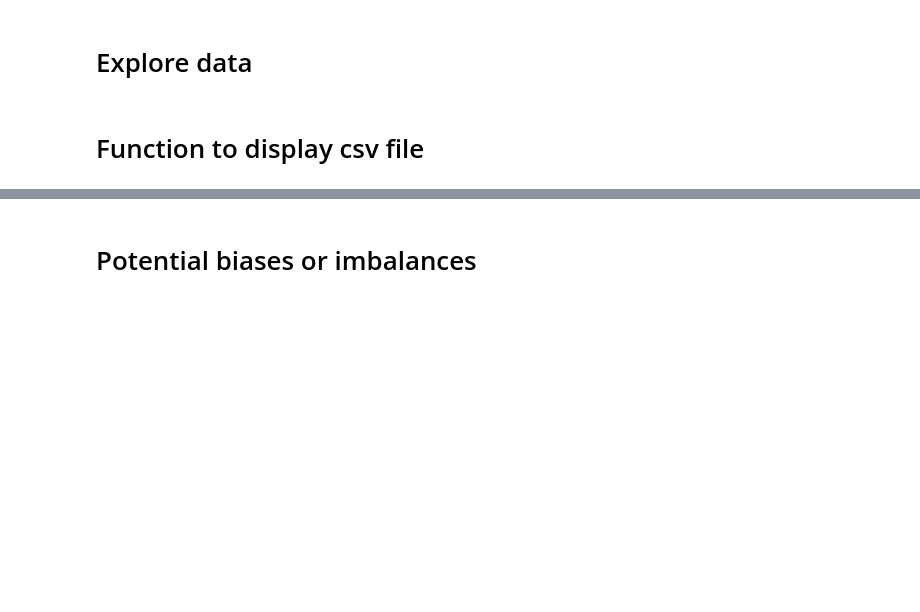
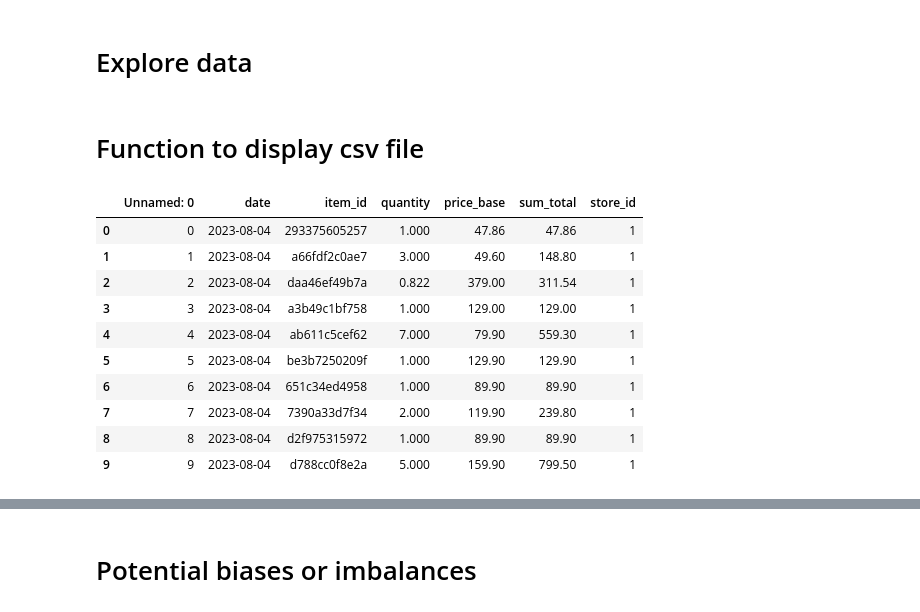
Before and after one commit to reagan-adajo/Capstone_Project, a Jupyter notebook: index.ipynb, the cells around one changed output, grey strips where cells are left out. Cells and saved outputs as stored; diff of their text form; code cells hidden in the pictures; blank space fills up the shorter version.

```diff
--- a/index.ipynb
+++ b/index.ipynb
@@ -23,6 +23,18 @@ import argparse
 # %% [markdown]
 # Function to display csv file
 # %%
-sales_df = pd.read_csv('D:/Project Phase 5/Data/ml-zoomcamp-2024-competition/sales.csv')
+sales_df = pd.read_csv('C:/Users/angel/OneDrive/Desktop/project/Data/ml-zoomcamp-2024-competition/sales.csv')
 sales_df.head(10)
+# %% [output]
+|  | Unnamed: 0 | date | item_id | quantity | price_base | sum_total | store_id |
+| 0 | 0 | 2023-08-04 | 293375605257 | 1.000 | 47.86 | 47.86 | 1 |
+| 1 | 1 | 2023-08-04 | a66fdf2c0ae7 | 3.000 | 49.60 | 148.80 | 1 |
+| 2 | 2 | 2023-08-04 | daa46ef49b7a | 0.822 | 379.00 | 311.54 | 1 |
+| 3 | 3 | 2023-08-04 | a3b49c1bf758 | 1.000 | 129.00 | 129.00 | 1 |
+| 4 | 4 | 2023-08-04 | ab611c5cef62 | 7.000 | 79.90 | 559.30 | 1 |
+| 5 | 5 | 2023-08-04 | be3b7250209f | 1.000 | 129.90 | 129.90 | 1 |
+| 6 | 6 | 2023-08-04 | 651c34ed4958 | 1.000 | 89.90 | 89.90 | 1 |
+| 7 | 7 | 2023-08-04 | 7390a33d7f34 | 2.000 | 119.90 | 239.80 | 1 |
+| 8 | 8 | 2023-08-04 | d2f975315972 | 1.000 | 89.90 | 89.90 | 1 |
+| 9 | 9 | 2023-08-04 | d788cc0f8e2a | 5.000 | 159.90 | 799.50 | 1 |
 # %%
```
Also changed, not shown: parts of 8 cells of this notebook.
